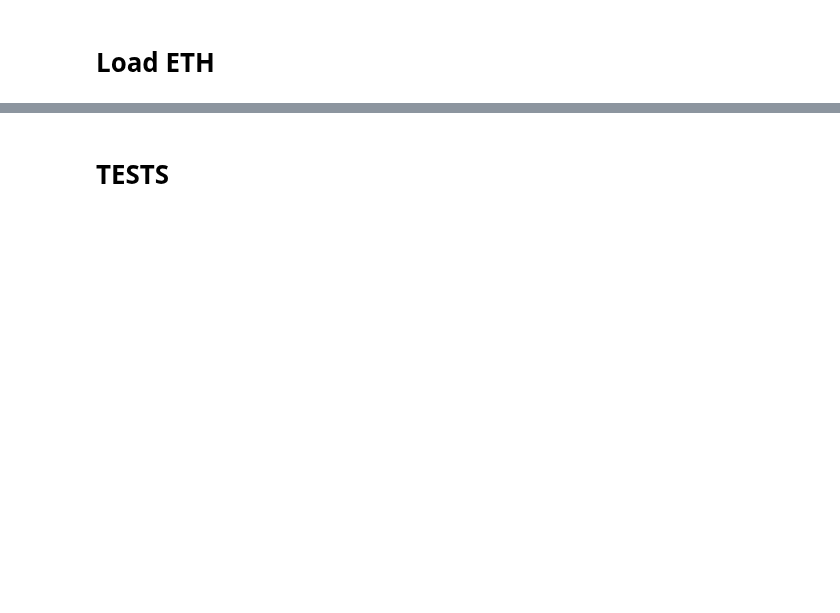
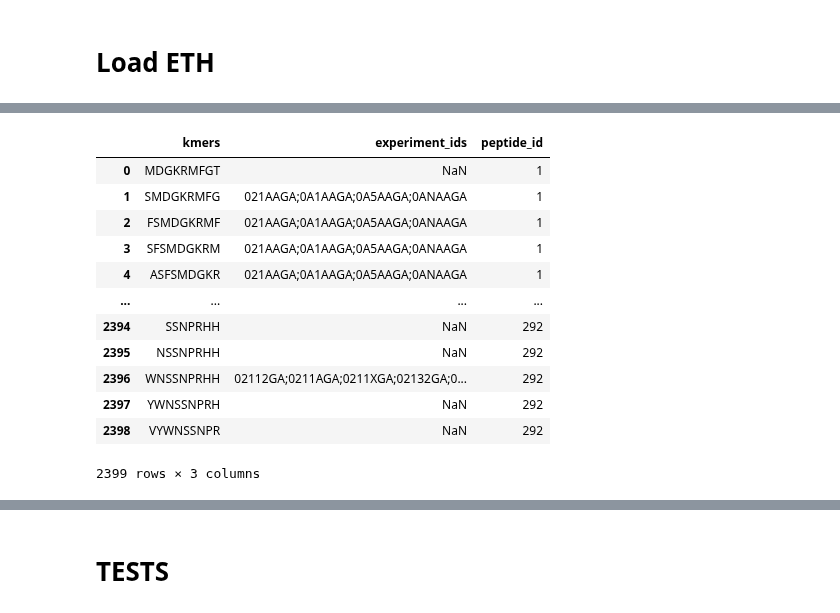
Before and after one commit to ratschlab/projects2020_ohsu, a Jupyter notebook: eth/peptide_search_format/notebooks/p20230503_parse_fasta_to_map.ipynb, the cells around one changed output, grey strips where cells are left out. Saved outputs shown, nothing was run; the diff lists cells and outputs as text; code cells hidden in the pictures; blank space fills up the shorter version.

```diff
--- a/eth/peptide_search_format/notebooks/p20230503_parse_fasta_to_map.ipynb
+++ b/eth/peptide_search_format/notebooks/p20230503_parse_fasta_to_map.ipynb
@@ -55,3 +67,0 @@ fasta
-# %%
-# Note need to match the sample. But in this case not needed
-sample = 'TCGA-A2-A0SX-01A-12R-A084-07'
@@ -112,13 +131,20 @@ with open(fasta, 'r') as f:
 # %%
-# Extract the occurences of the peptides in the experimental files
+def experiments_preprocess(path_filtered_sample):
+    '''path_filtered_sample: str. path for all experiements of sample'''
+    # Extract the occurences of the kmers in the experimental files.
 
-kmer_to_filesID = defaultdict(list)
 
-for filtered in path_filtered_sample:
-    # GET filtered file ID
-    ID_split = path_to_expID(filtered)
-    ID_EXPERIMENT = expID_to_block(ID_split)
-    # Read filtered file
-    df_filt = pd.read_csv(filtered, sep = '\t')
-    for km in set(df_filt['kmer']):
-        kmer_to_filesID[km].append(ID_EXPERIMENT)
+    kmer_to_filesID = defaultdict(list)
+    for filtered in path_filtered_sample: # All experiments for given sample
+        # GET filtered file ID
+        ID_split = path_to_expID(filtered)
+        ID_EXPERIMENT = expID_to_block(ID_split)
+        # Read filtered file
+        df_filt = pd.read_csv(filtered, sep = '\t')
+        for km in set(df_filt['kmer']):
+            kmer_to_filesID[km].append(ID_EXPERIMENT)
+
+    kmer_to_filesID_ = []
+    for k, v in kmer_to_filesID.items():  # Collapse
+        kmer_to_filesID_.append((k,';'.join(np.unique(v))))
+    return kmer_to_filesID_
@@ -144,0 +151,5 @@ for filt_file in path_filtered_sample:
+# %%
+### Inputs ###
+fasta_paths = glob.glob('/cluster/work/grlab/projects/projects2020_OHSU/peptides_generation/CANCER_eth/commit_c4dd02c_conf2_Frame_cap0_runs/TCGA_Breast*/filtering_samples/filters_19May_order_5ge_wAnnot_GPstar/*fa*')
+
+path_filtered = glob.glob('/cluster/work/grlab/projects/projects2020_OHSU/peptides_generation/CANCER_eth/commit_c4dd02c_conf2_Frame_cap0_runs/TCGA_Breast*/filtering_samples/filters_19May_order_5ge_wAnnot_GPstar/*Filt*')
@@ -144,0 +261,18 @@ for filt_file in path_filtered_sample:
+# %%
+test =  exp.merge(fa, on = 'kmers', how = 'right')
+# %%
+test
+# %% [output]
+|  | kmers | experiment_ids | peptide_id |
+| 0 | MDGKRMFGT | NaN | 1 |
+| 1 | SMDGKRMFG | 021AAGA;0A1AAGA;0A5AAGA;0ANAAGA | 1 |
+| 2 | FSMDGKRMF | 021AAGA;0A1AAGA;0A5AAGA;0ANAAGA | 1 |
+| 3 | SFSMDGKRM | 021AAGA;0A1AAGA;0A5AAGA;0ANAAGA | 1 |
+| 4 | ASFSMDGKR | 021AAGA;0A1AAGA;0A5AAGA;0ANAAGA | 1 |
+| ... | ... | ... | ... |
+| 2394 | SSNPRHH | NaN | 292 |
+| 2395 | NSSNPRHH | NaN | 292 |
+| 2396 | WNSSNPRHH | 02112GA;0211AGA;0211XGA;02132GA;0... | 292 |
+| 2397 | YWNSSNPRH | NaN | 292 |
+| 2398 | VYWNSSNPR | NaN | 292 |
+2399 rows × 3 columns
```
Also changed, not shown: parts of 40 cells of this notebook.
